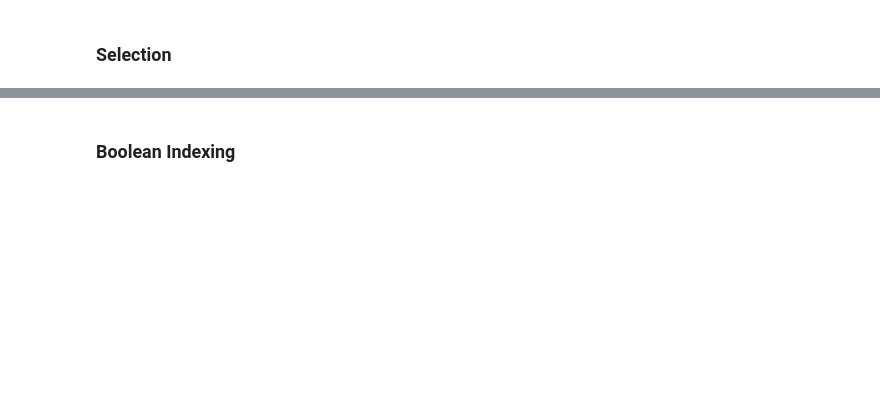
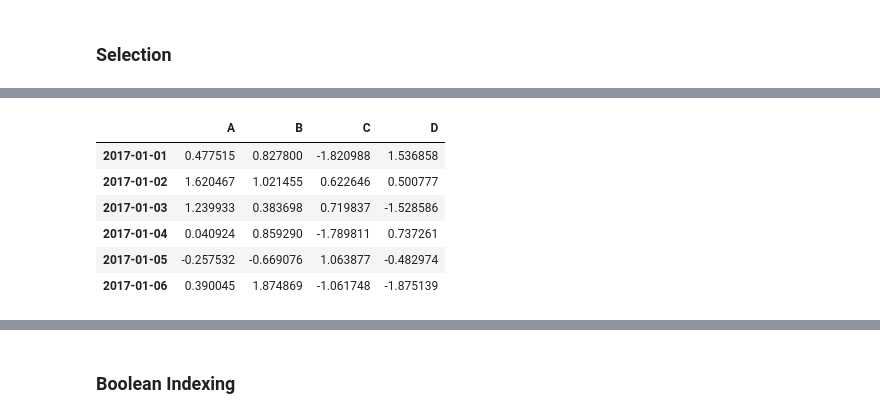
Before and after one commit to sthakuri/DS_HK_13, a Jupyter notebook: lessons/lesson-02/code/numpy-and-pandas.ipynb, the cells around one changed output, grey strips where cells are left out. Cells and saved outputs as stored; diff of their text form; code cells hidden in the pictures; blank space fills up the shorter version.

```diff
--- a/lessons/lesson-02/code/numpy-and-pandas.ipynb
+++ b/lessons/lesson-02/code/numpy-and-pandas.ipynb
@@ -163,4 +291,12 @@ df[ ['A','B'] ]
 # %%
-df[0:3]
+df[:]
+# %% [output]
+|  | A | B | C | D |
+| 2017-01-01 | 0.477515 | 0.827800 | -1.820988 | 1.536858 |
+| 2017-01-02 | 1.620467 | 1.021455 | 0.622646 | 0.500777 |
+| 2017-01-03 | 1.239933 | 0.383698 | 0.719837 | -1.528586 |
+| 2017-01-04 | 0.040924 | 0.859290 | -1.789811 | 0.737261 |
+| 2017-01-05 | -0.257532 | -0.669076 | 1.063877 | -0.482974 |
+| 2017-01-06 | 0.390045 | 1.874869 | -1.061748 | -1.875139 |
 # %%
 # By label
```
Also changed, not shown: parts of 38 cells of this notebook, 12 other files.
